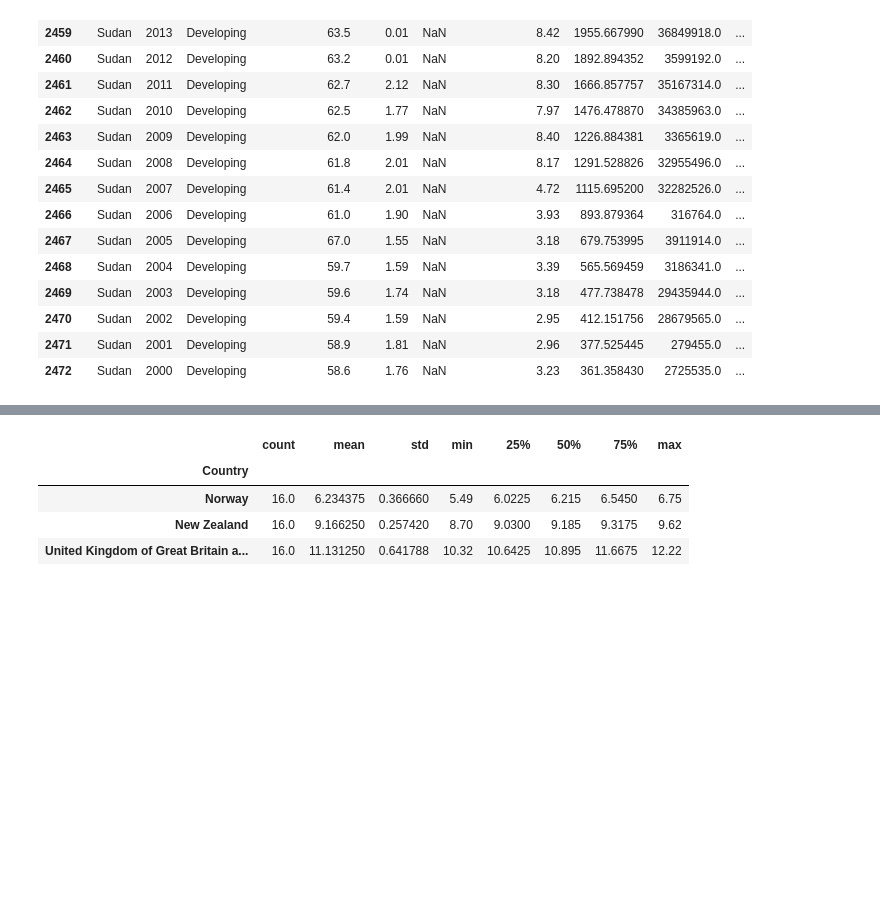
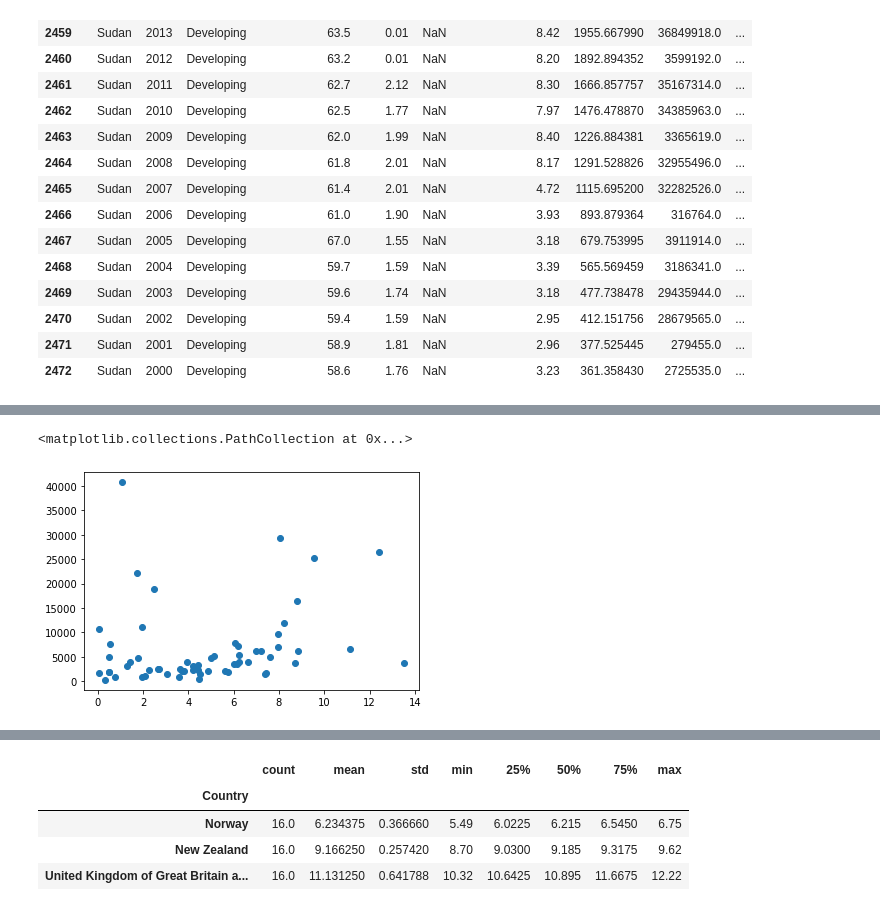
Before and after one commit to joshuadroid/tiger_team_project, a Jupyter notebook: joshfile.ipynb, the cells around one changed output, grey strips where cells are left out. Cells and saved outputs as stored; diff of their text form; code cells hidden in the pictures; blank space fills up the shorter version.

```diff
--- a/joshfile.ipynb
+++ b/joshfile.ipynb
@@ -219,0 +212,5 @@ Name: Alcohol, dtype: float64
+# %%
+plt.scatter(deving_alc_sum_table.iloc[:,1], deving_alc_sum_table.iloc[:,9])
+# %% [output]
+<matplotlib.collections.PathCollection at 0x...>
+[figure, added]
```
Also changed, not shown: parts of 19 cells of this notebook.
